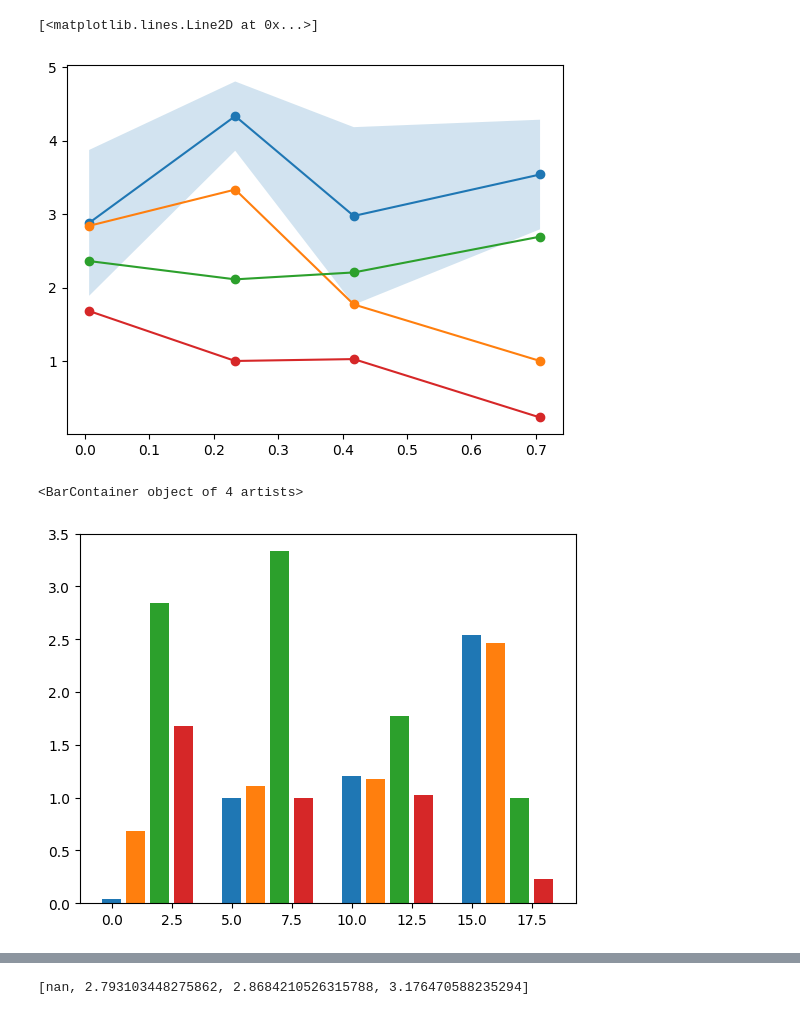
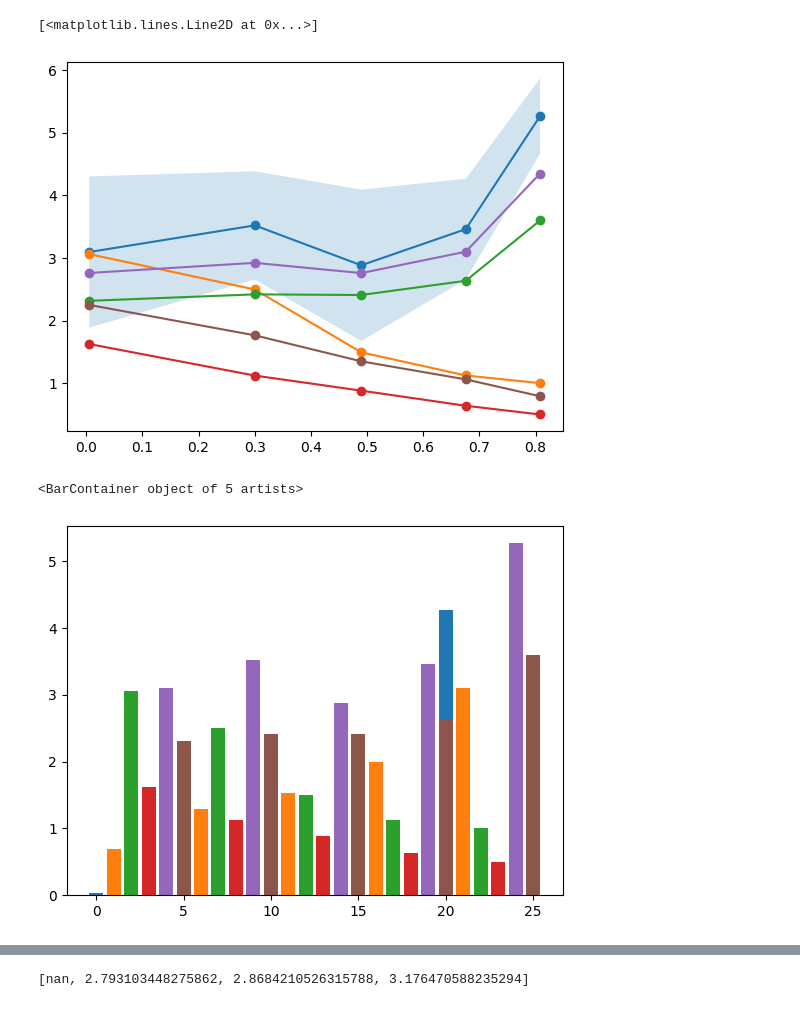
Before and after one commit to katiekang1998/llm_hallucinations, a Jupyter notebook: examples/analyze_bios_factuality.ipynb, the cells around one changed output, grey strips where cells are left out. Drawn from its saved outputs; the diff is of its cells as text; code cells hidden in the pictures.

```diff
--- a/examples/analyze_bios_factuality.ipynb
+++ b/examples/analyze_bios_factuality.ipynb
@@ -19,8 +30,10 @@ num_none_decisions = 0
 for i in range(len(factscores["decisions"])):
     decison = factscores["decisions"][i]
     if decison == None:
+        print(generations[i])
         num_total_all.append(0)
         num_true_all.append(0)
+        frac_correct_facts.append(0)
         num_none_decisions += 1
 
     else:
@@ -39,8 +60,10 @@ num_none_decisions2 = 0
 for i in range(len(factscores2["decisions"])):
     decison = factscores2["decisions"][i]
     if decison == None:
+        print(generations2[i])
         num_total_all2.append(0)
         num_true_all2.append(0)
+        frac_correct_facts2.append(0)
         num_none_decisions2 += 1
 
     else:
@@ -54,9 +104,9 @@ num_false_all2 = num_total_all2 - num_true_all2
 # %%
 # frac_bins = [0, 0.2 ,0.4, 0.6, 0.8, 1.0]
 
-percentiles = [0, 25, 50, 75, 100]
-frac_bins = np.percentile(frac_correct_facts, percentiles)
-# frac_bins = [0, 0.2 ,0.4, 0.6, 0.8, 1.0]
+# percentiles = [0, 20, 40, 60, 80, 100]
+# frac_bins = np.percentile(frac_correct_facts, percentiles)
+frac_bins = [0, 0.2 ,0.4, 0.6, 0.8, 1.0]
 
 frac_correct_facts_binned = []
 num_total_all_binned = []
@@ -85,7 +135,15 @@ num_false_all_binned2 = []
 num_false_all_binned_std2 = []
 num_true_all_binned_std2 = []
 
+num_total_all_binned3 = []
+num_total_all_binned_std3 = []
+num_true_all_binned3 = []
+num_false_all_binned3 = []
+num_false_all_binned_std3 = []
+num_true_all_binned_std3 = []
+
 frac_correct_facts_binned2 = []
+frac_correct_facts_binned3 = []
 
 for i in range(len(frac_bins)-1):
     num_total_all_binned2.append(np.mean(num_total_all2[(frac_correct_facts >= frac_bins[i]) & (frac_correct_facts < frac_bins[i+1])]))
@@ -95,3 +153,11 @@ for i in range(len(frac_bins)-1):
     num_false_all_binned_std2.append(np.std(num_false_all2[(frac_correct_facts >= frac_bins[i]) & (frac_correct_facts < frac_bins[i+1])]))
     num_true_all_binned_std2.append(np.std(num_true_all2[(frac_correct_facts >= frac_bins[i]) & (frac_correct_facts < frac_bins[i+1])]))
     frac_correct_facts_binned2.append(np.mean(frac_correct_facts2[(frac_correct_facts >= frac_bins[i]) & (frac_correct_facts < frac_bins[i+1])]))
+
+    num_total_all_binned3.append(np.mean(num_total_all3[(frac_correct_facts >= frac_bins[i]) & (frac_correct_facts < frac_bins[i+1])]))
+    num_total_all_binned_std3.append(np.std(num_total_all3[(frac_correct_facts >= frac_bins[i]) & (frac_correct_facts < frac_bins[i+1])]))
+    num_true_all_binned3.append(np.mean(num_true_all3[(frac_correct_facts >= frac_bins[i]) & (frac_correct_facts < frac_bins[i+1])]))
+    num_false_all_binned3.append(np.mean(num_false_all3[(frac_correct_facts >= frac_bins[i]) & (frac_correct_facts < frac_bins[i+1])]))
+    num_false_all_binned_std3.append(np.std(num_false_all3[(frac_correct_facts >= frac_bins[i]) & (frac_correct_facts < frac_bins[i+1])]))
+    num_true_all_binned_std3.append(np.std(num_true_all3[(frac_correct_facts >= frac_bins[i]) & (frac_correct_facts < frac_bins[i+1])]))
+    frac_correct_facts_binned3.append(np.mean(frac_correct_facts3[(frac_correct_facts >= frac_bins[i]) & (frac_correct_facts < frac_bins[i+1])]))
@@ -121,23 +195,30 @@ plt.plot(frac_correct_facts_binned, num_total_all_binned2, "o-")
 plt.plot(frac_correct_facts_binned, num_false_all_binned2, "o-")
 
 
+plt.plot(frac_correct_facts_binned, num_total_all_binned3, "o-")
+plt.plot(frac_correct_facts_binned, num_false_all_binned3, "o-")
+
+
 # plt.ylim(0, 6)
 # plt.xlim(0, 6)
 # %% [output]
 [<matplotlib.lines.Line2D at 0x...>]
-[figure, old version]
+[figure, new version]
 # %%
-plt.bar(np.array([0, 1, 2, 3,  ])*5, num_true_all_binned)
-plt.bar(np.array([0, 1, 2, 3, ])*5+1, num_true_all_binned2)
+plt.bar(np.array([0, 1, 2, 3,  4])*5, num_true_all_binned)
+plt.bar(np.array([0, 1, 2, 3, 4])*5+1, num_true_all_binned2)
 
-plt.bar(np.array([0, 1, 2, 3,  ])*5+2, num_false_all_binned)
-plt.bar(np.array([0, 1, 2, 3, ])*5+3, num_false_all_binned2)
+plt.bar(np.array([0, 1, 2, 3,  4])*5+2, num_false_all_binned)
+plt.bar(np.array([0, 1, 2, 3, 4])*5+3, num_false_all_binned2)
+
+plt.bar(np.array([0, 1, 2, 3,  4])*5+4, num_total_all_binned)
+plt.bar(np.array([0, 1, 2, 3, 4])*5+5, num_total_all_binned2)
 # plt.plot([0, 6], [0, 6], "k--")
 # plt.xlim(-0.5, 6)
 # plt.ylim(-0.2, 3)
 # %% [output]
-<BarContainer object of 4 artists>
+<BarContainer object of 5 artists>
-[figure, old version]
+[figure, new version]
 # %%
 fig, ax = plt.subplots(1, 2, figsize=(12, 5), sharex=True)#, sharey=True)
 ax[0].plot(frac_correct_facts_binned, num_true_all_binned, "o-", label="True")
```
Also changed, not shown: parts of 12 cells of this notebook, 30 other files.
